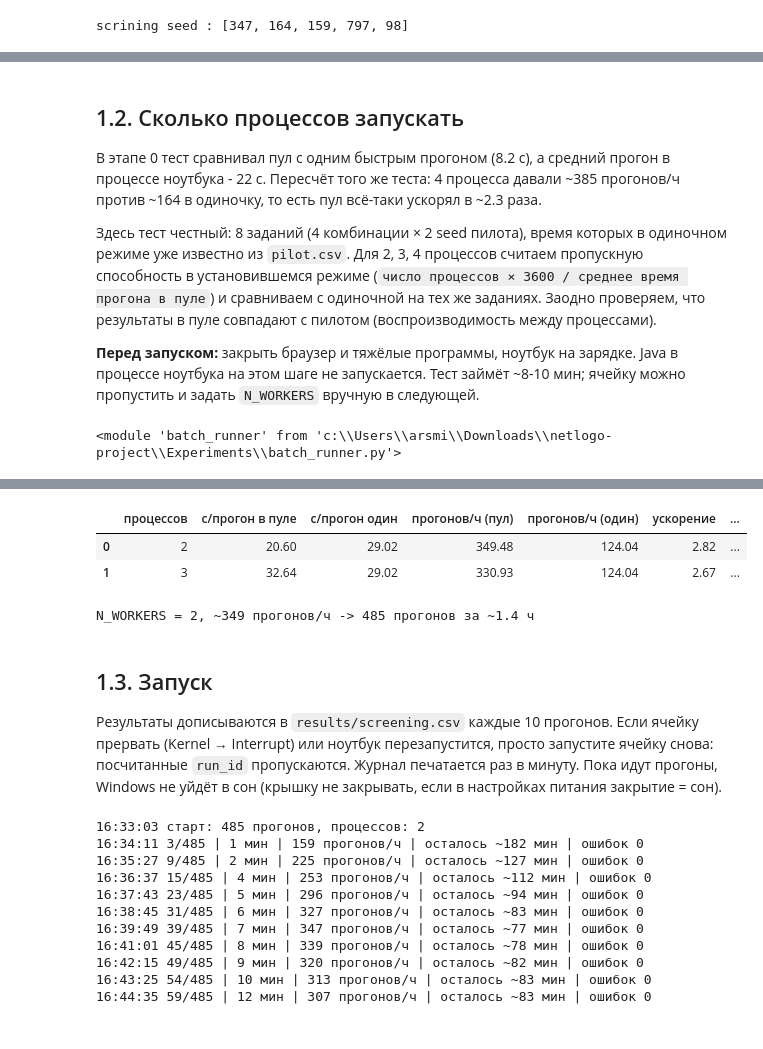
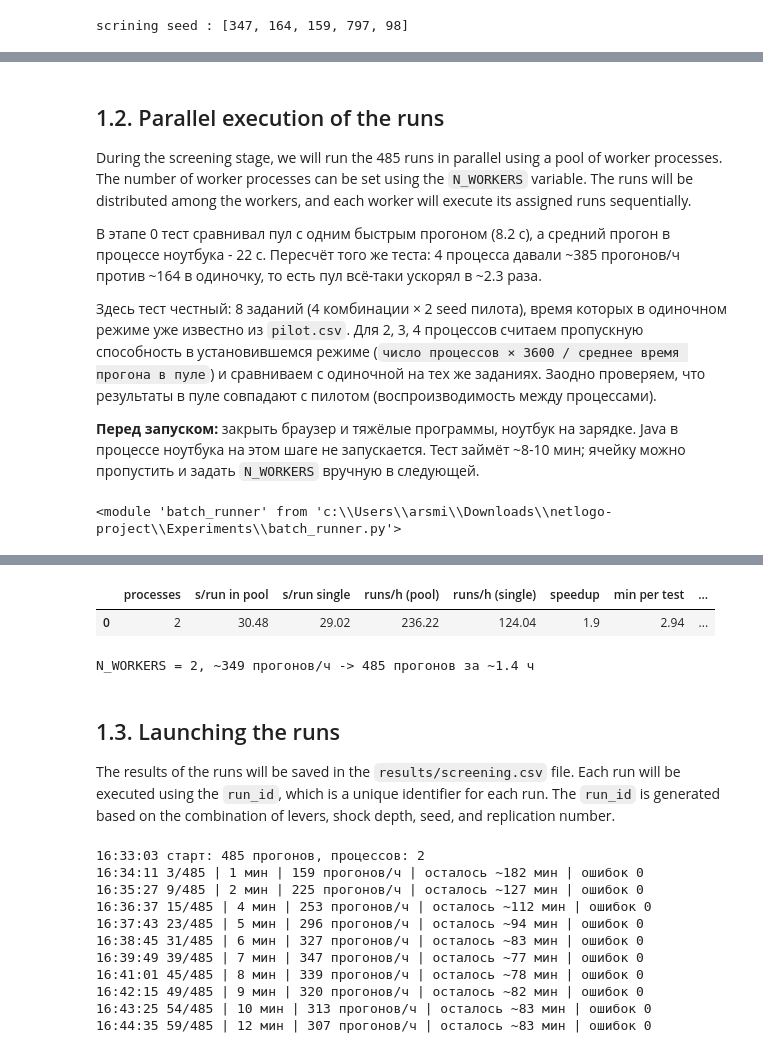
Before and after one commit to adsm1rnov/netlogo-experiment, a Jupyter notebook: 01_screening.ipynb, the cells around one changed output, grey strips where cells are left out. Drawn from its saved outputs; the diff is of its cells as text; code cells hidden in the pictures.

```diff
--- a/01_screening.ipynb
+++ b/01_screening.ipynb
@@ -124,7 +180,9 @@ DESIGN.head(8)
 | 6 | screening|L6|sd=0.2|seed=347 | screening | L6 | 00001 | 0.2 | 347 | 1 | -1 | -1 | -1 | -1 | ... |
 | 7 | screening|L5|sd=0.2|seed=347 | screening | L5 | 00010 | 0.2 | 347 | 1 | -1 | -1 | -1 | 1 | ... |
 # %% [markdown]
-## 1.2. Сколько процессов запускать
+## 1.2. Parallel execution of the runs
+
+During the screening stage, we will run the 485 runs in parallel using a pool of worker processes. The number of worker processes can be set using the `N_WORKERS` variable. The runs will be distributed among the workers, and each worker will execute its assigned runs sequentially.
 
 В этапе 0 тест сравнивал пул с одним быстрым прогоном (8.2 с), а средний прогон в процессе ноутбука - 22 с. Пересчёт того же теста: 4 процесса давали ~385 прогонов/ч против ~164 в одиночку, то есть пул всё-таки ускорял в ~2.3 раза.
 
@@ -138,9 +196,14 @@ importlib.reload(br)
 # %% [output]
 <module 'batch_runner' from 'c:\\Users\\arsmi\\Downloads\\netlogo-project\\Experiments\\batch_runner.py'>
 # %%
+# ! WARNING This cell takes approximately 10 minutes to run
+
 import psutil
+# psutil is a cross-platform library for retrieving information
+# on running processes and system utilization
+# (CPU, memory, disks, network, sensors)
 vm = psutil.virtual_memory()
-print(f"физических ядер: {psutil.cpu_count(logical=False)}, RAM свободно {vm.available / 2**30:.1f} из {vm.total / 2**30:.1f} ГБ")
+print(f"physical cores: {psutil.cpu_count(logical=False)}, RAM available {vm.available / 2**30:.1f} of {vm.total / 2**30:.1f} GB")
 
 PILOT = br.read_results(OUT_DIR / "pilot.csv")
 pilot_map = {"P0": (0, 0, 0, 0, 0), "P1": (0, 1, 0, 1, 1), "P2": (1, 0, 1, 0, 0), "ALL": (1, 1, 1, 1, 1)}
@@ -150,7 +213,7 @@ ref = PILOT[PILOT.seed.isin(test_seeds)].groupby(["design_id", "seed"]).mean(num
 test_rows = []
 for n in [2, 3, 4]:
     if psutil.virtual_memory().available / 2**30 < 0.7 * n:
-        print(f"{n} процессов: мало свободной памяти, пропускаю"); continue
+        print(f"{n} processes: not enough free memory, skipping"); continue
     tjobs = []
     for pid, bits in pilot_map.items():
         for s in test_seeds:
@@ -165,10 +228,10 @@ for n in [2, 3, 4]:
     single = np.mean([ref.loc[(p, s), "sec"] for p, s in zip(res.pilot_id, res.seed)])
     same = all(np.isclose(r.K0, ref.loc[(r.pilot_id, r.seed), "K0"], rtol=1e-9) and
                np.isclose(r.K4, ref.loc[(r.pilot_id, r.seed), "K4"], rtol=1e-9) for r in res.itertuples())
-    test_rows.append({"процессов": n, "с/прогон в пуле": res.sec.mean(), "с/прогон один": single,
-                      "прогонов/ч (пул)": n * 3600 / res.sec.mean(), "прогонов/ч (один)": 3600 / single,
-                      "ускорение": n * single / res.sec.mean(), "мин на тест": wall / 60,
-                      "совпадает с пилотом": same})
+    test_rows.append({"processes": n, "s/run in pool": res.sec.mean(), "s/run single": single,
+                      "runs/h (pool)": n * 3600 / res.sec.mean(), "runs/h (single)": 3600 / single,
+                      "speedup": n * single / res.sec.mean(), "min per test": wall / 60,
+                      "matches pilot": same})
     out.unlink(missing_ok=True)
 POOL_TEST = pd.DataFrame(test_rows)
 POOL_TEST.round(2)
@@ -191,4 +252,3 @@ POOL_TEST.round(2)
-|  | процессов | с/прогон в пуле | с/прогон один | прогонов/ч (пул) | прогонов/ч (один) | ускорение | ... |
-| 0 | 2 | 20.60 | 29.02 | 349.48 | 124.04 | 2.82 | ... |
-| 1 | 3 | 32.64 | 29.02 | 330.93 | 124.04 | 2.67 | ... |
+|  | processes | s/run in pool | s/run single | runs/h (pool) | runs/h (single) | speedup | min per test | ... |
+| 0 | 2 | 30.48 | 29.02 | 236.22 | 124.04 | 1.9 | 2.94 | ... |
 # %%
@@ -203,7 +263,7 @@ print(f"N_WORKERS = {N_WORKERS}, ~{RUNS_PER_HOUR:.0f} прогонов/ч -> 485
 # %% [output]
 N_WORKERS = 2, ~349 прогонов/ч -> 485 прогонов за ~1.4 ч
 # %% [markdown]
-## 1.3. Запуск
+## 1.3. Launching the runs
 
-Результаты дописываются в `results/screening.csv` каждые 10 прогонов. Если ячейку прервать (Kernel → Interrupt) или ноутбук перезапустится, просто запустите ячейку снова: посчитанные `run_id` пропускаются. Журнал печатается раз в минуту. Пока идут прогоны, Windows не уйдёт в сон (крышку не закрывать, если в настройках питания закрытие = сон).
+The results of the runs will be saved in the `results/screening.csv` file. Each run will be executed using the `run_id`, which is a unique identifier for each run. The `run_id` is generated based on the combination of levers, shock depth, seed, and replication number.
 # %%
```
Also changed, not shown: parts of 18 cells of this notebook.
